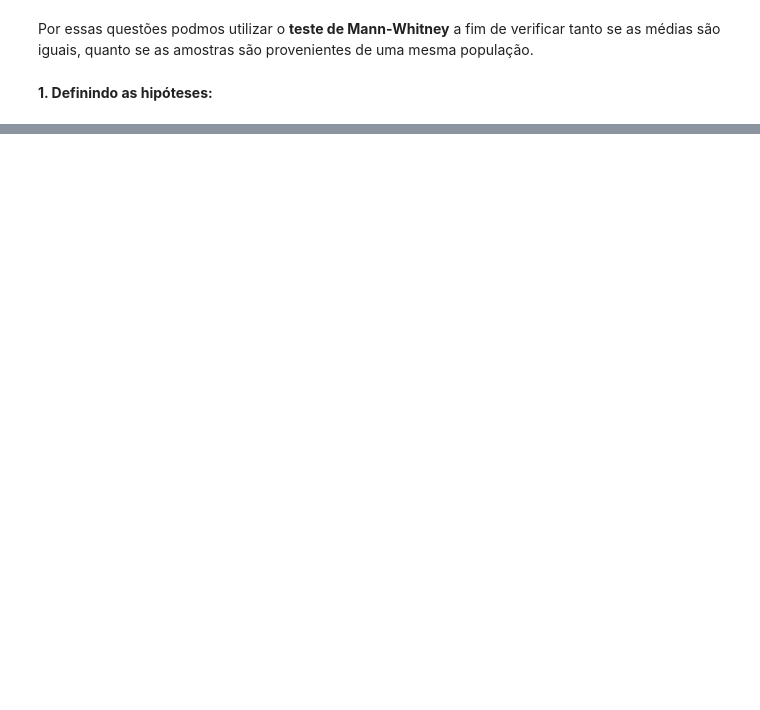
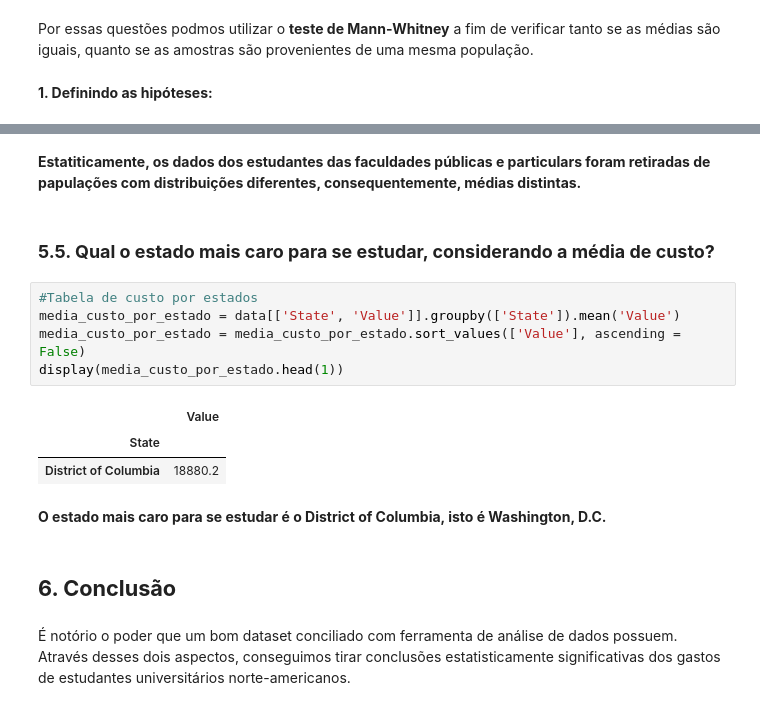
Before and after one commit to gabriellfelipe7/AnaliseExploratoria_AverageCostStudentUSA, a Jupyter notebook: AnaliseExploratoria_AverageCostStudentUSA.ipynb, the cells around one changed output, grey strips where cells are left out. Cells and saved outputs as stored; diff of their text form; blank space fills up the shorter version.

```diff
--- a/AnaliseExploratoria_AverageCostStudentUSA.ipynb
+++ b/AnaliseExploratoria_AverageCostStudentUSA.ipynb
@@ -623,0 +678,19 @@ $$
+# %% [markdown]
+**Estatiticamente, os dados dos estudantes das faculdades públicas  e particulars foram retiradas de papulações com distribuições diferentes, consequentemente, médias distintas.**
+# %% [markdown]
+### **5.5. Qual o estado mais caro para se estudar, considerando a média de custo?**
+# %%
+#Tabela de custo por estados
+media_custo_por_estado = data[['State', 'Value']].groupby(['State']).mean('Value')
+media_custo_por_estado = media_custo_por_estado.sort_values(['Value'], ascending = False)
+display(media_custo_por_estado.head(1))
+# %% [output]
+|  | Value |
+| State |  |
+| District of Columbia | 18880.2 |
+# %% [markdown]
+**O estado mais caro para se estudar é o District of Columbia, isto é Washington, D.C.**
+# %% [markdown]
+## **6. Conclusão**
+# %% [markdown]
+É notório o poder que um bom dataset conciliado com ferramenta de análise de dados possuem. Através desses dois aspectos, conseguimos tirar conclusões estatisticamente significativas dos gastos de estudantes universitários norte-americanos.
```
Also changed, not shown: parts of 24 cells of this notebook.
